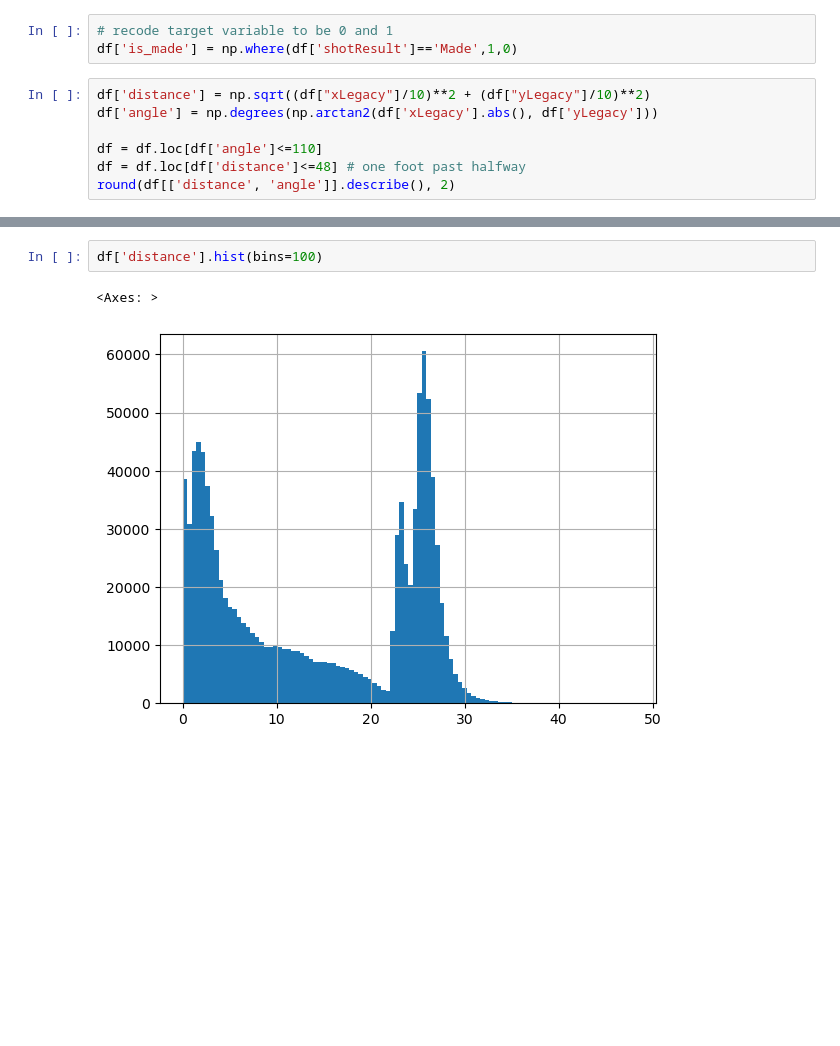
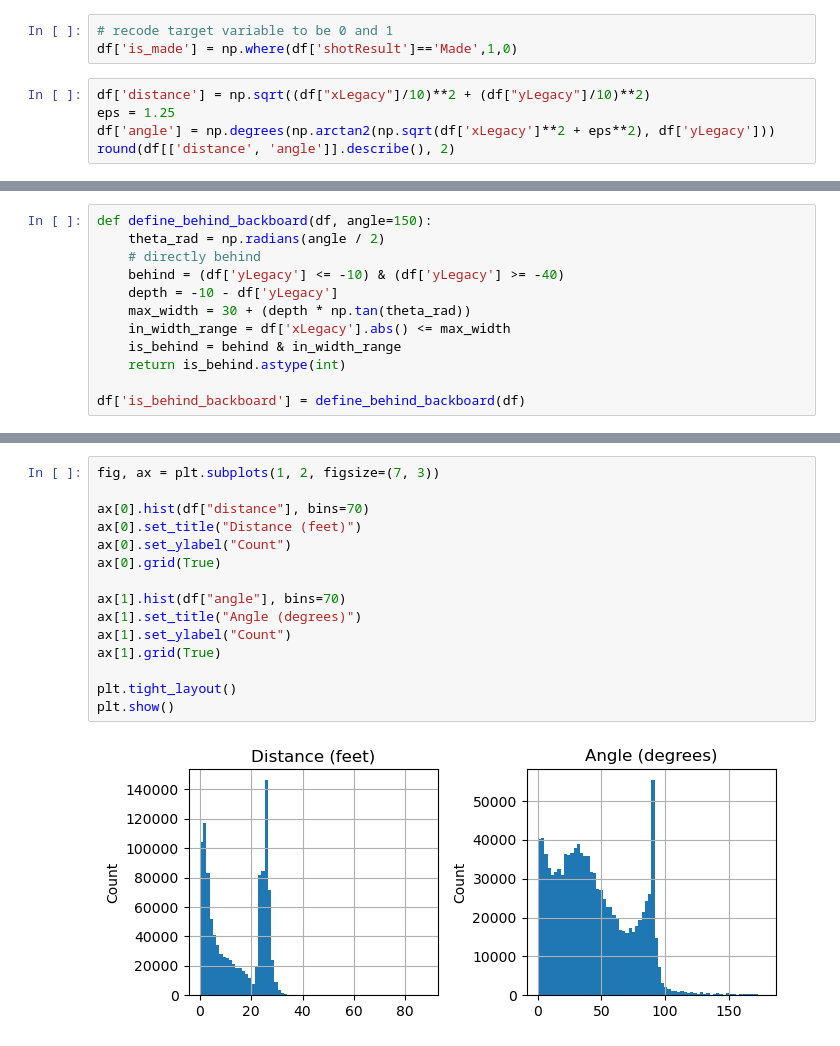
Before and after one commit to remmertjack/portfolio, a Jupyter notebook: bball_shotprobs/data/preprocess_shotprobs_data.ipynb, the cells around one changed output, grey strips where cells are left out. Drawn from its saved outputs; the diff is of its cells as text; blank space fills up the shorter version.

```diff
--- a/bball_shotprobs/data/preprocess_shotprobs_data.ipynb
+++ b/bball_shotprobs/data/preprocess_shotprobs_data.ipynb
@@ -21,10 +84,8 @@ df.shape
 df['is_made'] = np.where(df['shotResult']=='Made',1,0)
 # %%
 df['distance'] = np.sqrt((df["xLegacy"]/10)**2 + (df["yLegacy"]/10)**2)
-df['angle'] = np.degrees(np.arctan2(df['xLegacy'].abs(), df['yLegacy']))
-
-df = df.loc[df['angle']<=110]
-df = df.loc[df['distance']<=48] # one foot past halfway
+eps = 1.25
+df['angle'] = np.degrees(np.arctan2(np.sqrt(df['xLegacy']**2 + eps**2), df['yLegacy']))
 round(df[['distance', 'angle']].describe(), 2)
 # %% [output]
 |  | distance | angle |
@@ -43,0 +130,12 @@ df['angle'].hist(bins=100)
+# %%
+def define_behind_backboard(df, angle=150):
+    theta_rad = np.radians(angle / 2)
+    # directly behind
+    behind = (df['yLegacy'] <= -10) & (df['yLegacy'] >= -40)
+    depth = -10 - df['yLegacy']
+    max_width = 30 + (depth * np.tan(theta_rad))
+    in_width_range = df['xLegacy'].abs() <= max_width
+    is_behind = behind & in_width_range
+    return is_behind.astype(int)
+
+df['is_behind_backboard'] = define_behind_backboard(df)
@@ -44,5 +316,17 @@ df['angle'].hist(bins=100)
 # %%
-df['distance'].hist(bins=100)
+fig, ax = plt.subplots(1, 2, figsize=(7, 3))
+
+ax[0].hist(df["distance"], bins=70)
+ax[0].set_title("Distance (feet)")
+ax[0].set_ylabel("Count")
+ax[0].grid(True)
+
+ax[1].hist(df["angle"], bins=70)
+ax[1].set_title("Angle (degrees)")
+ax[1].set_ylabel("Count")
+ax[1].grid(True)
+
+plt.tight_layout()
+plt.show()
 # %% [output]
-<Axes: >
-[figure, old version]
+[figure, new version]
```
Also changed, not shown: parts of 29 cells of this notebook, 2 other files.
